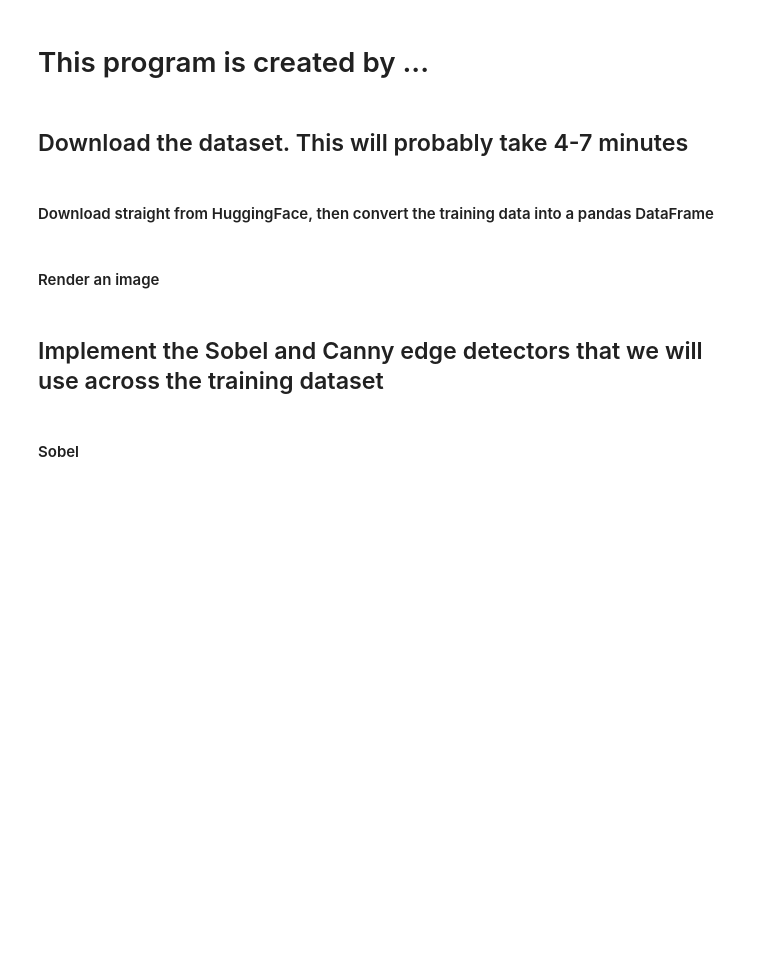
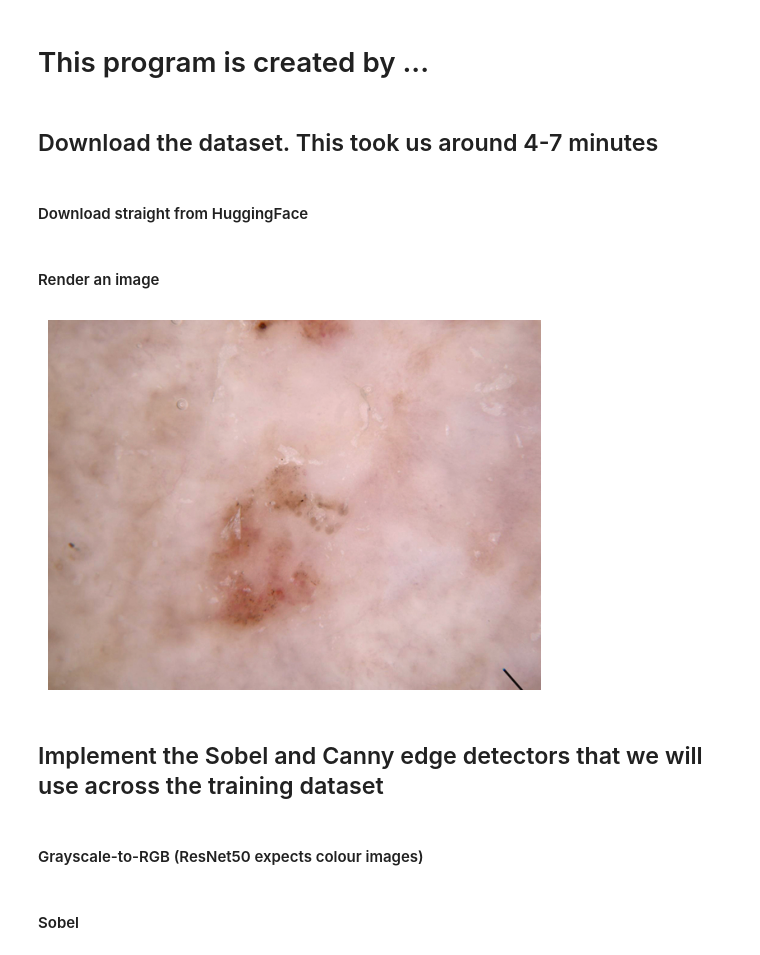
Before and after one commit to danieladams9/4442groupprog, a Jupyter notebook: CS4442 Group project.ipynb, the cells around one changed output. Cells and saved outputs as stored; diff of their text form; code cells hidden in the pictures; blank space fills up the shorter version.

```diff
--- a/CS4442 Group project.ipynb
+++ b/CS4442 Group project.ipynb
@@ -15,7 +24,7 @@ from sklearn.metrics import accuracy_score             # type: ignore
 # %% [markdown]
-## Download the dataset. This will probably take 4-7 minutes
+## Download the dataset. This took us around 4-7 minutes
 # %% [markdown]
-#### Download straight from HuggingFace, then convert the training data into a pandas DataFrame
+#### Download straight from HuggingFace
 # %%
 # Download the dataset
 ds = load_dataset("marmal88/skin_cancer")
@@ -25,21 +31,19 @@ ds = load_dataset("marmal88/skin_cancer")
 # %% [markdown]
 #### Render an image
 # %%
-# df = ds["train"].to_pandas()
-# image_bytes = df.iloc[0]["image"]["bytes"]
+df = ds["train"].to_pandas()
+npArr = np.frombuffer(df.iloc[0]["image"]["bytes"], np.uint8)
 
-# # Convert the byte data into a NumPy array
-# nparr = np.frombuffer(image_bytes, np.uint8)
+# Decode the image array into an image using OpenCV
+image = cv2.cvtColor(cv2.imdecode(npArr, cv2.IMREAD_COLOR), cv2.COLOR_BGR2RGB)
 
-# # Decode the image array into an image using OpenCV
-# image = cv2.imdecode(nparr, cv2.IMREAD_COLOR)
-
-# # Convert the image from BGR (OpenCV's default) to RGB for correct display
-# image_rgb = cv2.cvtColor(image, cv2.COLOR_BGR2RGB)
-
-# # Display the image using matplotlib
-# plt.imshow(image_rgb)
-# plt.axis('off')  # Hide axis
-# plt.show()
+# Display the image using matplotlib
+plt.imshow(image)
+plt.axis('off')
+plt.show()
+# %% [output]
+[figure, added]
 # %% [markdown]
 ## Implement the Sobel and Canny edge detectors that we will use across the training dataset
+# %% [markdown]
+#### Grayscale-to-RGB (ResNet50 expects colour images)
```
Also changed, not shown: parts of 42 cells of this notebook.
